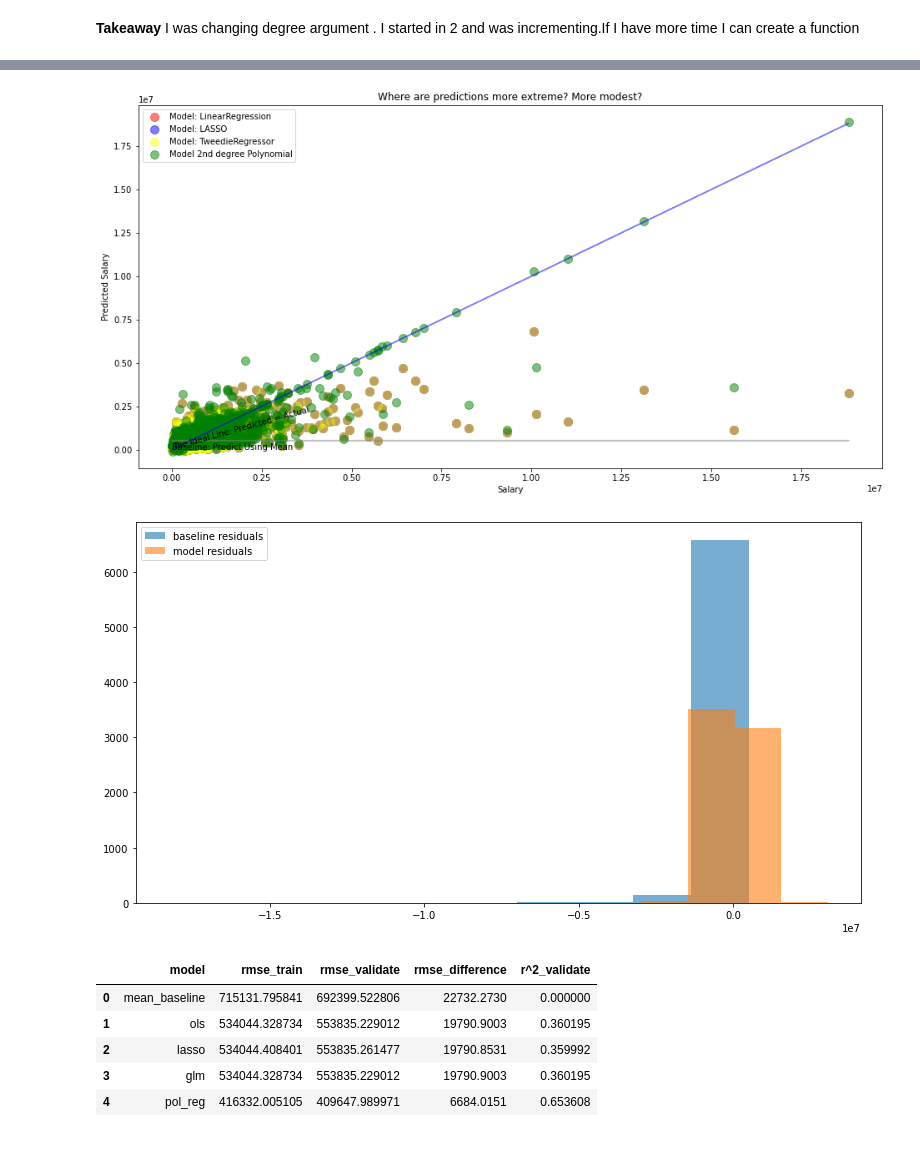
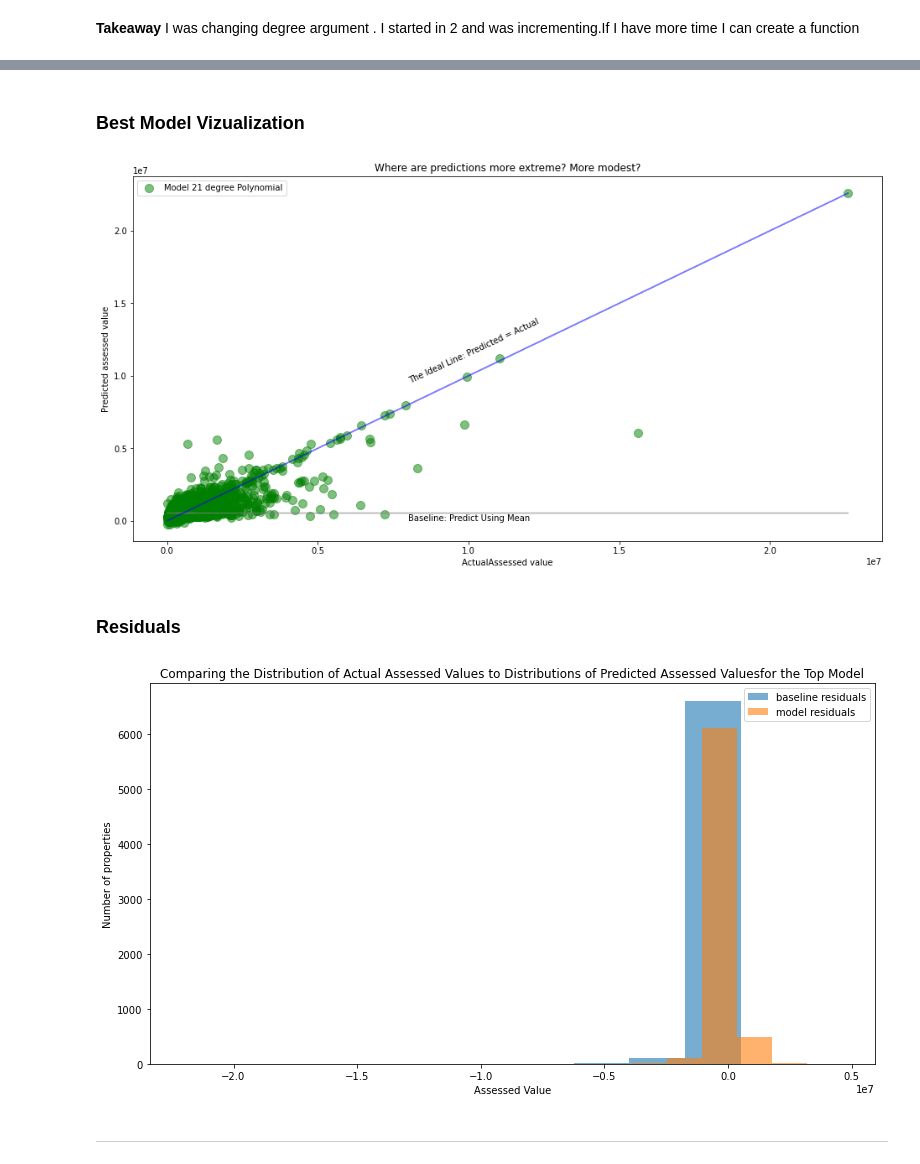
Before and after one commit to cindyvillanuevads/regression_project_zillow-, a Jupyter notebook: zillow.ipynb, the cells around one changed output, grey strips where cells are left out. Saved outputs shown, nothing was run; the diff lists cells and outputs as text; code cells hidden in the pictures.

```diff
--- a/zillow.ipynb
+++ b/zillow.ipynb
@@ -270,0 +304,3 @@ Clean data
+# %%
+df = df.drop(columns = ['county', 'taxamount'])
+df.head()
@@ -767,38 +854,35 @@ Name: 0, dtype: object
+# %% [markdown]
+### Best Model Vizualization
 # %%
-# y_validate.head()
+
 plt.figure(figsize=(16,8))
 plt.plot(y_validate.actual, y_validate.yhat_baseline_mean, alpha=.5, color="gray", label='_nolegend_')
-plt.annotate("Baseline: Predict Using Mean", (16, 9.5))
+plt.annotate("Baseline: Predict Using Mean", ( 8000_000, 1))
 plt.plot(y_validate.actual, y_validate.actual, alpha=.5, color="blue", label='_nolegend_')
-plt.annotate("The Ideal Line: Predicted = Actual", (.5, 3.5), rotation=15.5)
+plt.annotate("The Ideal Line: Predicted = Actual", (.8 *(10**7), .95 *(10**7)), rotation=25)
 
-plt.scatter(y_validate.actual, y_validate.modelOLS,
-            alpha=.5, color="red", s=100, label="Model: LinearRegression")
-plt.scatter(y_validate.actual, y_validate.model_lasso,
-            alpha=.5, color="blue", s=100, label="Model: LASSO")
-plt.scatter(y_validate.actual, y_validate.model_glm,
-            alpha=.5, color="yellow", s=100, label="Model: TweedieRegressor")
+#plt.scatter(y_validate.actual, y_validate.modelOLS,
+#           alpha=.5, color="red", s=100, label="Model: LinearRegression")
+#plt.scatter(y_validate.actual, y_validate.model_lasso,
+#            alpha=.5, color="blue", s=100, label="Model: LASSO")
+#plt.scatter(y_validate.actual, y_validate.model_glm,
+#            alpha=.5, color="yellow", s=100, label="Model: TweedieRegressor")
 plt.scatter(y_validate.actual, y_validate.model_polreg,
-            alpha=.5, color="green", s=100, label="Model 2nd degree Polynomial")
+            alpha=.5, color="green", s=100, label="Model 21 degree Polynomial")
 plt.legend()
-plt.xlabel("Salary")
-plt.ylabel("Predicted Salary")
+plt.xlabel("ActualAssessed value")
+plt.ylabel("Predicted assessed value")
+plt.yscale(value = 'linear')
 plt.title("Where are predictions more extreme? More modest?")
-# plt.annotate("The polynomial model appears to overreact to noise", (2.0, -10))
-# plt.annotate("The OLS model (LinearRegression)\n appears to be most consistent", (15.5, 3))
+
 plt.show()
 # %% [output]
-[figure, old version]
+[figure, new version]
+# %% [markdown]
+### Residuals
 # %%
 eval.plot_residuals(y_validate, 'actual', 'model_polreg')
 # %% [output]
-[figure, old version]
+[figure, new version]
-# %%
-metric_df
-# %% [output]
-|  | model | rmse_train | rmse_validate | rmse_difference | r^2_validate |
-| 0 | mean_baseline | 715131.795841 | 692399.522806 | 22732.2730 | 0.000000 |
-| 1 | ols | 534044.328734 | 553835.229012 | 19790.9003 | 0.360195 |
-| 2 | lasso | 534044.408401 | 553835.261477 | 19790.8531 | 0.359992 |
-| 3 | glm | 534044.328734 | 553835.229012 | 19790.9003 | 0.360195 |
-| 4 | pol_reg | 416332.005105 | 409647.989971 | 6684.0151 | 0.653608 |
+# %% [markdown]
+________________
```
Also changed, not shown: parts of 88 cells of this notebook.
